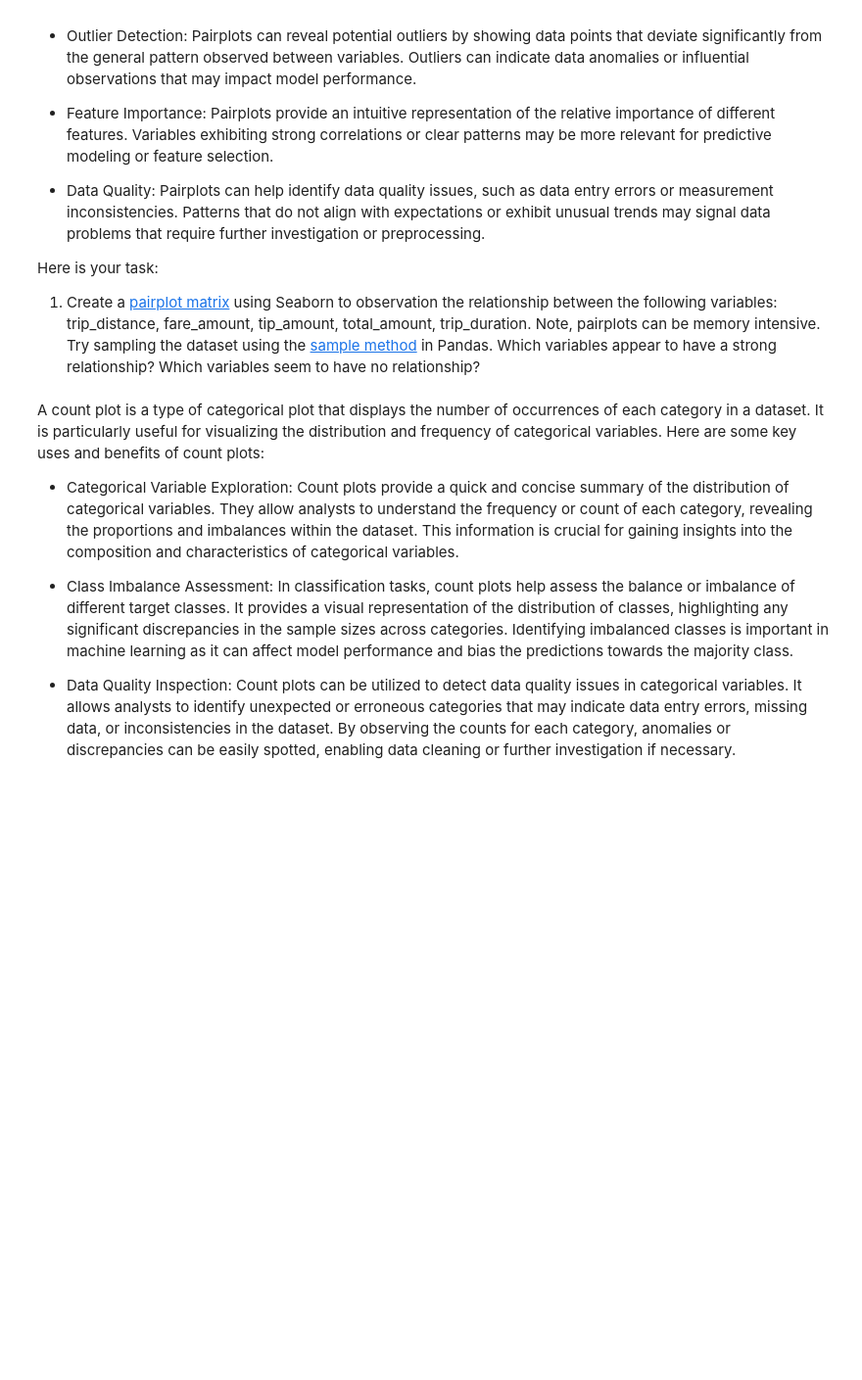
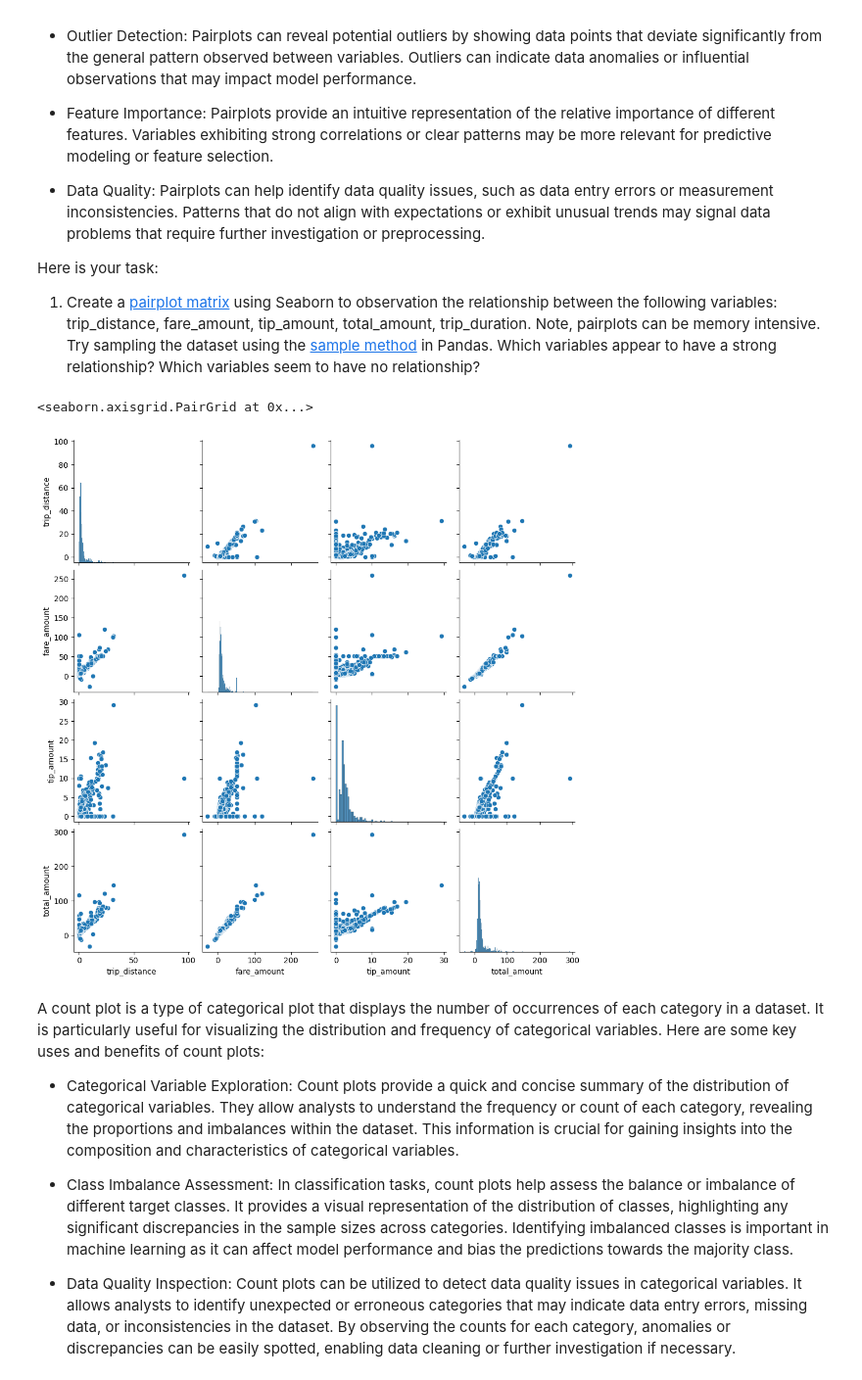
Before and after one commit to sranga/CleaningData, a Jupyter notebook: Student_MLE_MiniProject_EDA.ipynb, the cells around one changed output. Shown at 98% size. Drawn from its saved outputs; the diff is of its cells as text; code cells hidden in the pictures; blank space fills up the shorter version.

```diff
--- a/Student_MLE_MiniProject_EDA.ipynb
+++ b/Student_MLE_MiniProject_EDA.ipynb
@@ -238,6 +226,11 @@ Here is your task:
   1. Create a [pairplot matrix](https://seaborn.pydata.org/generated/seaborn.pairplot.html) using Seaborn to observation the relationship between the following variables: trip_distance, fare_amount, tip_amount, total_amount, trip_duration. Note, pairplots can be memory intensive. Try sampling the dataset using the [sample method](https://pandas.pydata.org/docs/reference/api/pandas.DataFrame.sample.html) in Pandas. Which variables appear to have a strong relationship? Which variables seem to have no relationship?
 # %%
 # Create a scatter plot matrix of numerical variables. If memory issues try the df.sample method.
+sns.pairplot(taxi_clean_df[['trip_distance', 'fare_amount', 'tip_amount', 'total_amount', 'trip_duration']].sample(n=1000))
+# Variable-Pairs that seem to be strongly related: fair_amount <> trip_distance, fare_amount <> total_amount, total_amount <> trip_distance, total_amount <> tip_amount
+# %% [output]
+<seaborn.axisgrid.PairGrid at 0x...>
+[figure, added]
 # %% [markdown]
 A count plot is a type of categorical plot that displays the number of occurrences of each category in a dataset. It is particularly useful for visualizing the distribution and frequency of categorical variables. Here are some key uses and benefits of count plots:
 
```
Also changed, not shown: parts of 7 cells of this notebook.
